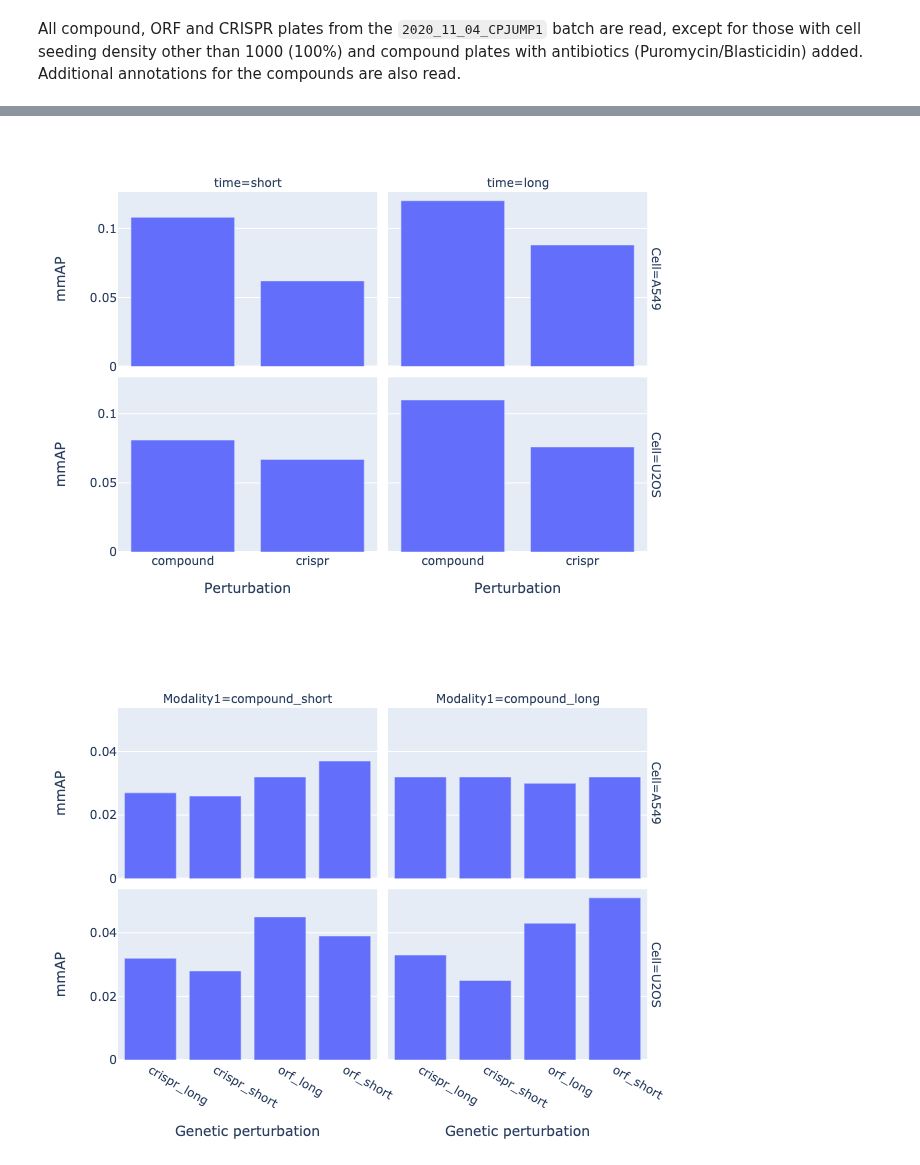
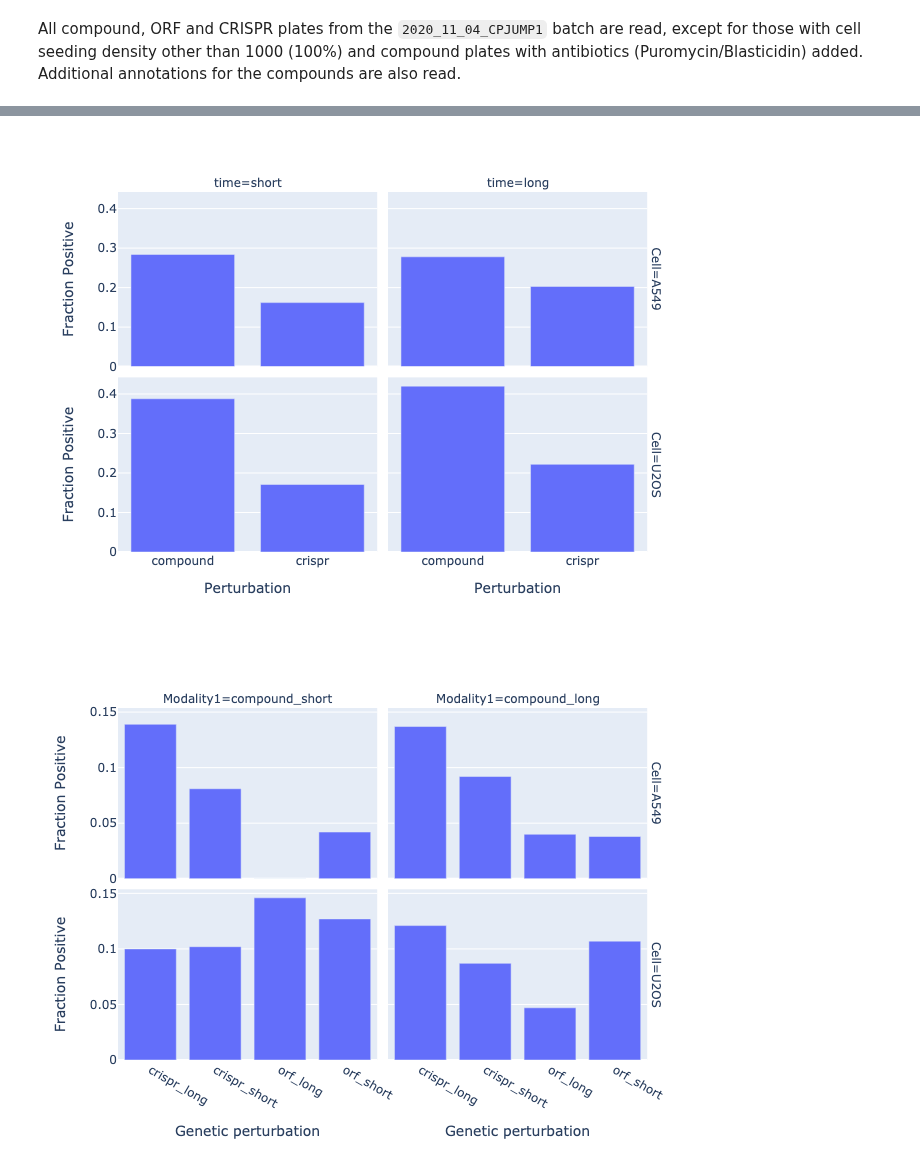
Before and after one commit to jump-cellpainting/2024_Chandrasekaran_NatureMethods, a Jupyter notebook: benchmark/1.calculate-map-cp.ipynb, the cells around one changed output, grey strips where cells are left out. Saved outputs shown, nothing was run; the diff lists cells and outputs as text; code cells hidden in the pictures.

```diff
--- a/benchmark/1.calculate-map-cp.ipynb
+++ b/benchmark/1.calculate-map-cp.ipynb
@@ -12,13 +15,13 @@ In this notebook, we calculate the mAP for perturbation detection and perturbati
 All compound, ORF and CRISPR plates from the `2020_11_04_CPJUMP1` batch are read, except for those with cell seeding density other than 1000 (100%) and compound plates with antibiotics (Puromycin/Blasticidin) added. Additional annotations for the compounds are also read.
 # %%
 replicability_map_df = pd.DataFrame()
-replicability_mmap_df = pd.DataFrame()
+replicability_fp_df = pd.DataFrame()
 matching_map_df = pd.DataFrame()
-matching_mmap_df = pd.DataFrame()
+matching_fp_df = pd.DataFrame()
 gene_compound_matching_map_df = pd.DataFrame()
-gene_compound_matching_mmap_df = pd.DataFrame()
+gene_compound_matching_fp_df = pd.DataFrame()
 
-feature_to_group_by = "Metadata_broad_sample"
+replicate_feature = "Metadata_broad_sample"
 batch = "2020_11_04_CPJUMP1"
 
 experiment_df = (
@@ -399,46 +486,46 @@ fig.write_image(
 # %%
 fig = px.bar(
-    data_frame=matching_mmap_df,
+    data_frame=matching_fp_df,
     x="Modality",
-    y="mmAP",
+    y="fp",
     facet_row="Cell",
     facet_col="time",
 )
 fig.update_layout(
     xaxis1=dict(title="Perturbation"),
     xaxis2=dict(title="Perturbation"),
-    yaxis1=dict(title="mmAP"),
-    yaxis3=dict(title="mmAP"),
+    yaxis1=dict(title="Fraction Positive"),
+    yaxis3=dict(title="Fraction Positive"),
 )
 fig.show("png")
 fig.write_image(
-    f"figures/1.CellProfiler_matching_mmap.png", width=640, height=480, scale=2
+    f"figures/1.CellProfiler_matching_fp.png", width=640, height=480, scale=2
 )
 # %% [output]
-[figure, old version]
+[figure, new version]
 # %%
 fig = px.bar(
-    gene_compound_matching_mmap_df,
+    gene_compound_matching_fp_df,
     x="Modality2",
-    y="mmAP",
+    y="fp",
     facet_col="Modality1",
     facet_row="Cell",
 )
 fig.update_layout(
     xaxis1=dict(title="Genetic perturbation"),
     xaxis2=dict(title="Genetic perturbation"),
-    yaxis1=dict(title="mmAP"),
-    yaxis3=dict(title="mmAP"),
+    yaxis1=dict(title="Fraction Positive"),
+    yaxis3=dict(title="Fraction Positive"),
 )
 fig.show("png")
 fig.write_image(
-    f"figures/1.CellProfiler_gene_compound_matching_mmap.png",
+    f"figures/1.CellProfiler_gene_compound_matching_fp.png",
     width=640,
     height=480,
     scale=2,
 )
 # %% [output]
-[figure, old version]
+[figure, new version]
 # %%
 fig = px.box(
     data_frame=replicability_map_df,
```
Also changed, not shown: parts of 17 cells of this notebook, 51 other files.
